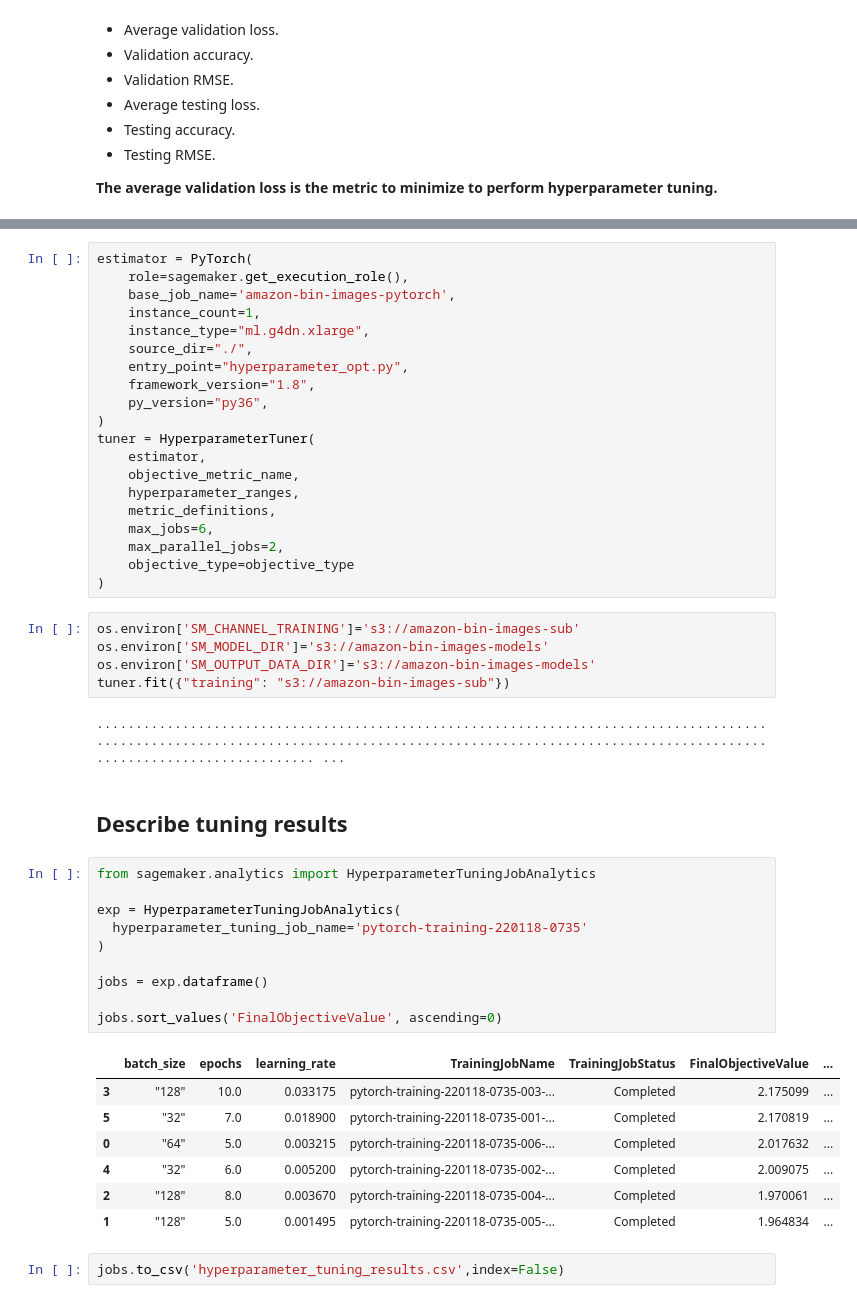
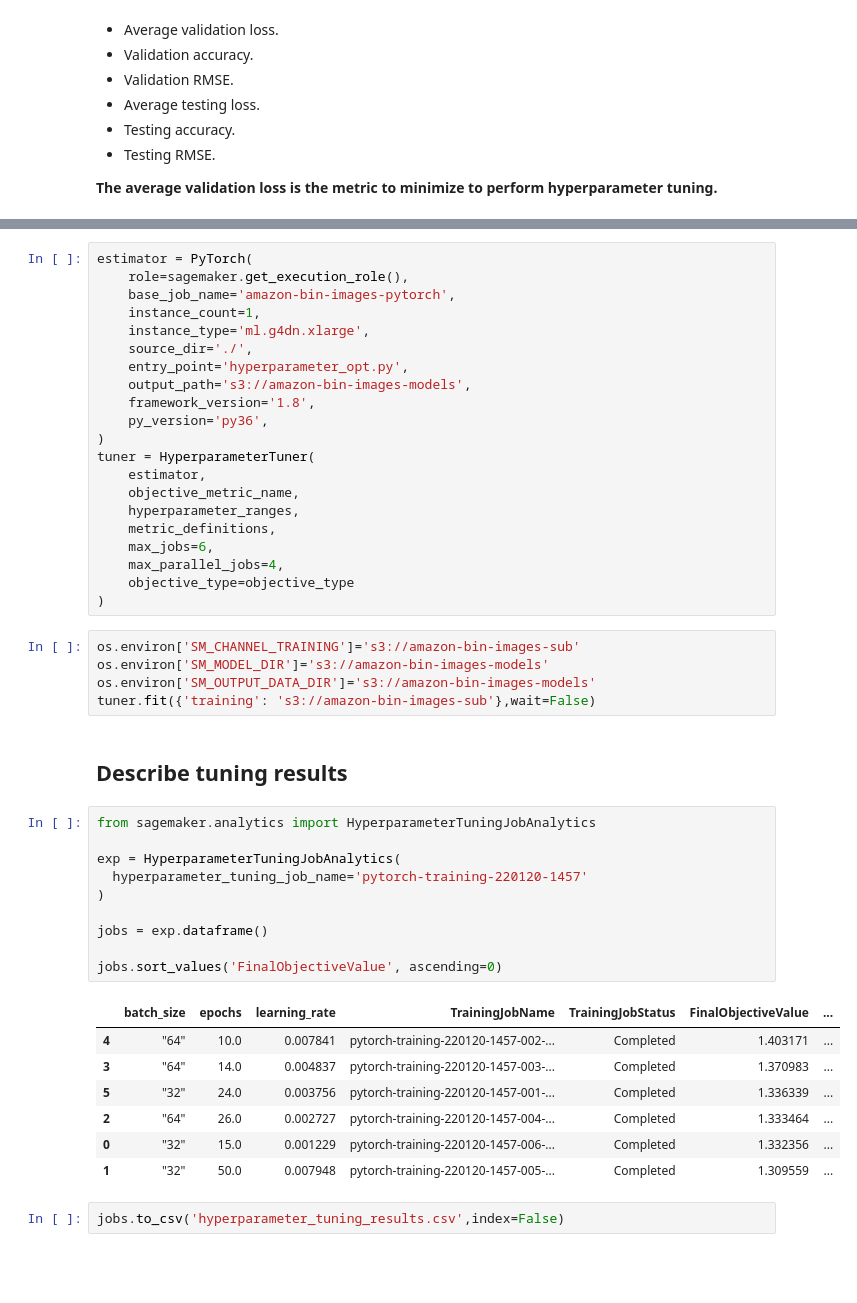
Before and after one commit to dmartizzi/cv-object-counter-app, a Jupyter notebook: ml_model/train_and_deploy.ipynb, the cells around one changed output, grey strips where cells are left out. Drawn from its saved outputs; the diff is of its cells as text; blank space fills up the shorter version.

Commit message:
Updated model training and tuning.

```diff
--- a/ml_model/train_and_deploy.ipynb
+++ b/ml_model/train_and_deploy.ipynb
@@ -117,11 +117,12 @@ estimator = PyTorch(
     role=sagemaker.get_execution_role(),
     base_job_name='amazon-bin-images-pytorch',
     instance_count=1,
-    instance_type="ml.g4dn.xlarge",
-    source_dir="./",
-    entry_point="hyperparameter_opt.py",
-    framework_version="1.8",
-    py_version="py36",
+    instance_type='ml.g4dn.xlarge',
+    source_dir='./',
+    entry_point='hyperparameter_opt.py',
+    output_path='s3://amazon-bin-images-models',
+    framework_version='1.8',
+    py_version='py36',
 )
 tuner = HyperparameterTuner(
     estimator,
@@ -129,36 +130,34 @@ tuner = HyperparameterTuner(
     hyperparameter_ranges,
     metric_definitions,
     max_jobs=6,
-    max_parallel_jobs=2,
+    max_parallel_jobs=4,
     objective_type=objective_type
 )
 # %%
 os.environ['SM_CHANNEL_TRAINING']='s3://amazon-bin-images-sub'
 os.environ['SM_MODEL_DIR']='s3://amazon-bin-images-models'
 os.environ['SM_OUTPUT_DATA_DIR']='s3://amazon-bin-images-models'
-tuner.fit({"training": "s3://amazon-bin-images-sub"})
+tuner.fit({'training': 's3://amazon-bin-images-sub'},wait=False)
-# %% [output]
-........................................................................................................................................................................................................ ...
 # %% [markdown]
 ## Describe tuning results
 # %%
 from sagemaker.analytics import HyperparameterTuningJobAnalytics
 
 exp = HyperparameterTuningJobAnalytics(
-  hyperparameter_tuning_job_name='pytorch-training-220118-0735'
+  hyperparameter_tuning_job_name='pytorch-training-220120-1457'
 )
 
 jobs = exp.dataframe()
 
 jobs.sort_values('FinalObjectiveValue', ascending=0)
 # %% [output]
 |  | batch_size | epochs | learning_rate | TrainingJobName | TrainingJobStatus | FinalObjectiveValue | ... |
-| 3 | "128" | 10.0 | 0.033175 | pytorch-training-220118-0735-003-... | Completed | 2.175099 | ... |
-| 5 | "32" | 7.0 | 0.018900 | pytorch-training-220118-0735-001-... | Completed | 2.170819 | ... |
-| 0 | "64" | 5.0 | 0.003215 | pytorch-training-220118-0735-006-... | Completed | 2.017632 | ... |
-| 4 | "32" | 6.0 | 0.005200 | pytorch-training-220118-0735-002-... | Completed | 2.009075 | ... |
-| 2 | "128" | 8.0 | 0.003670 | pytorch-training-220118-0735-004-... | Completed | 1.970061 | ... |
-| 1 | "128" | 5.0 | 0.001495 | pytorch-training-220118-0735-005-... | Completed | 1.964834 | ... |
+| 4 | "64" | 10.0 | 0.007841 | pytorch-training-220120-1457-002-... | Completed | 1.403171 | ... |
+| 3 | "64" | 14.0 | 0.004837 | pytorch-training-220120-1457-003-... | Completed | 1.370983 | ... |
+| 5 | "32" | 24.0 | 0.003756 | pytorch-training-220120-1457-001-... | Completed | 1.336339 | ... |
+| 2 | "64" | 26.0 | 0.002727 | pytorch-training-220120-1457-004-... | Completed | 1.333464 | ... |
+| 0 | "32" | 15.0 | 0.001229 | pytorch-training-220120-1457-006-... | Completed | 1.332356 | ... |
+| 1 | "32" | 50.0 | 0.007948 | pytorch-training-220120-1457-005-... | Completed | 1.309559 | ... |
 # %%
 jobs.to_csv('hyperparameter_tuning_results.csv',index=False)
 # %% [markdown]
```
Also changed, not shown: parts of 9 cells of this notebook, 3 other files.
